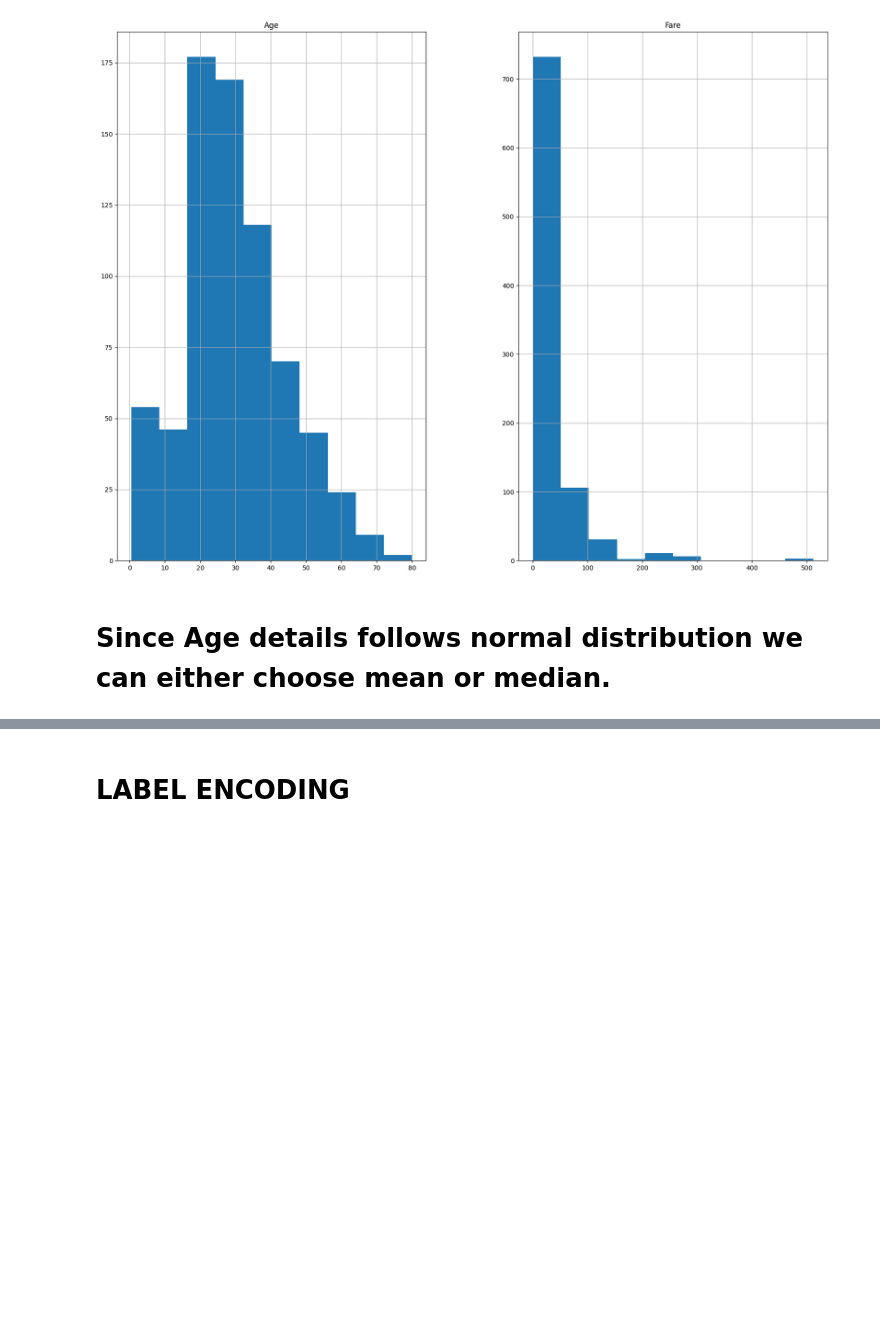
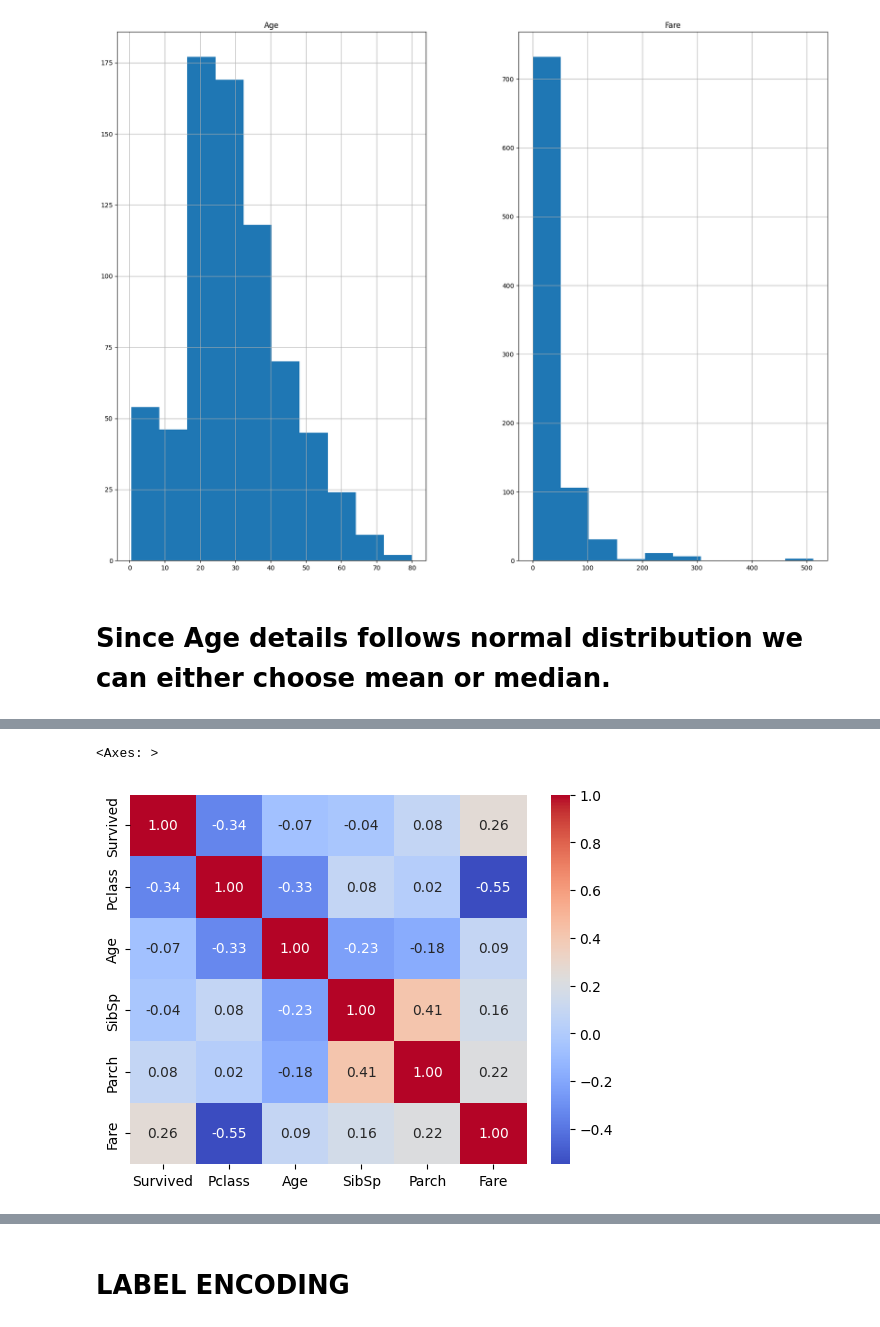
Before and after one commit to syamkrishnanharidas/DATA_ANALYTICS_PYTHON_ASSIGNMENT, a Jupyter notebook: A06_TITANIC.ipynb, the cells around one changed output, grey strips where cells are left out. Cells and saved outputs as stored; diff of their text form; code cells hidden in the pictures; blank space fills up the shorter version.

```diff
--- a/A06_TITANIC.ipynb
+++ b/A06_TITANIC.ipynb
@@ -140,0 +205,9 @@ df1['Age'] = df1['Age'].fillna(df1['Age'].mean())
+# %%
+num_col = ['Survived', 'Pclass', 'Age', 'SibSp', 'Parch', 'Fare']
+# compute correlation matrix
+corr_matrix = df1[num_col].corr()  #calculates correlation
+# plot heatmap
+sns.heatmap(corr_matrix,annot=True, fmt='.2f',cmap='coolwarm')
+# %% [output]
+<Axes: >
+[figure, added]
```
Also changed, not shown: parts of 15 cells of this notebook.
